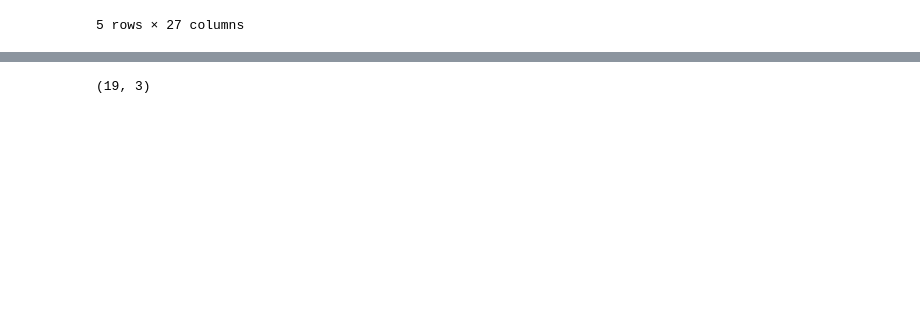
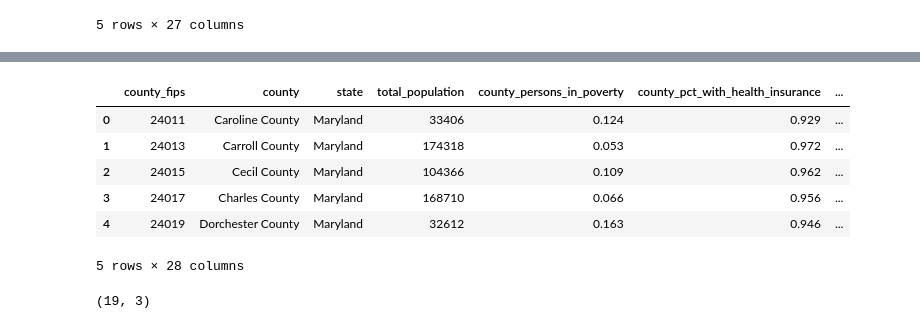
Before and after one commit to rwcitek/anl-nerde, a Jupyter notebook: nerde_argonne_api_python.ipynb, the cells around one changed output, grey strips where cells are left out. Cells and saved outputs as stored; diff of their text form; code cells hidden in the pictures; blank space fills up the shorter version.

```diff
--- a/nerde_argonne_api_python.ipynb
+++ b/nerde_argonne_api_python.ipynb
@@ -290,3 +303,14 @@ demographics_df[:5]
+# %%
+demographics_df["county"] = demographics_df["county_old"].str.partition(",")[0]
+demographics_df[:5]
+# %% [output]
+|  | county_fips | county | state | total_population | county_persons_in_poverty | county_pct_with_health_insurance | ... |
+| 0 | 24011 | Caroline County | Maryland | 33406 | 0.124 | 0.929 | ... |
+| 1 | 24013 | Carroll County | Maryland | 174318 | 0.053 | 0.972 | ... |
+| 2 | 24015 | Cecil County | Maryland | 104366 | 0.109 | 0.962 | ... |
+| 3 | 24017 | Charles County | Maryland | 168710 | 0.066 | 0.956 | ... |
+| 4 | 24019 | Dorchester County | Maryland | 32612 | 0.163 | 0.946 | ... |
+5 rows × 28 columns
 # %%
 # Annual Demographics Dataframe
 demographics_nested_df = demographics_df[['county', 'county_fips', 'annual_demographics']]
```
Also changed, not shown: parts of 13 cells of this notebook.
